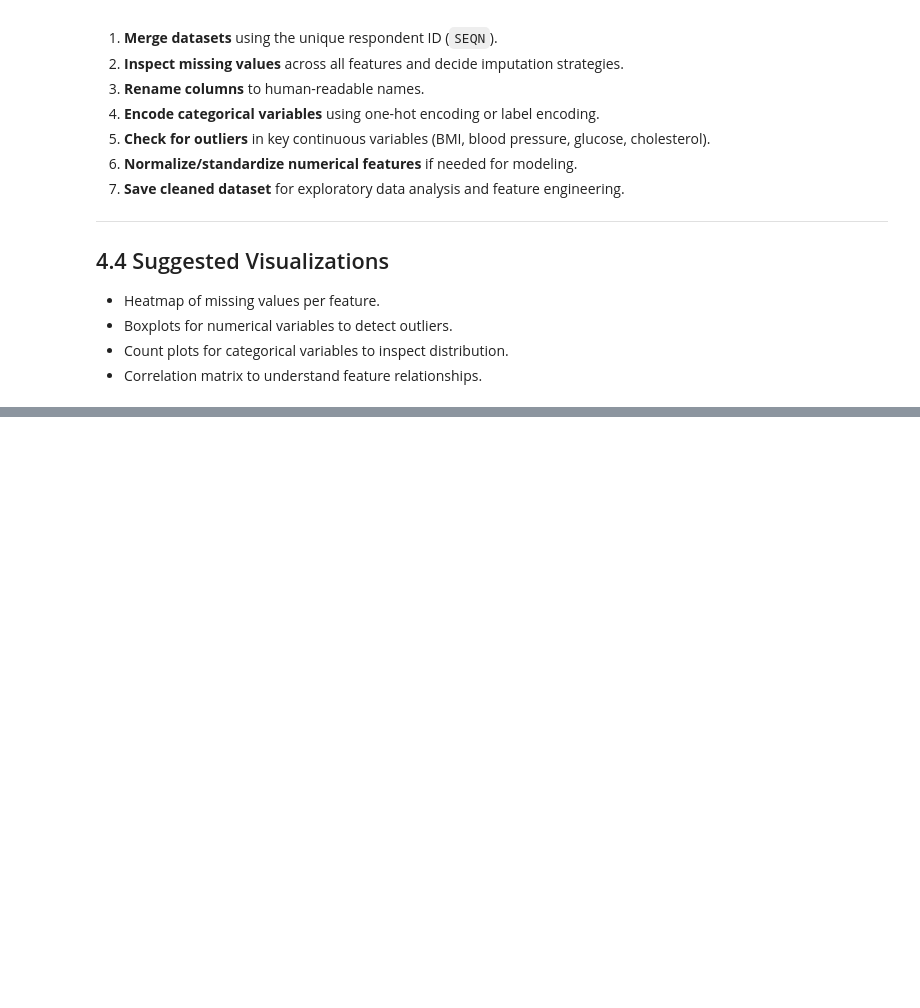
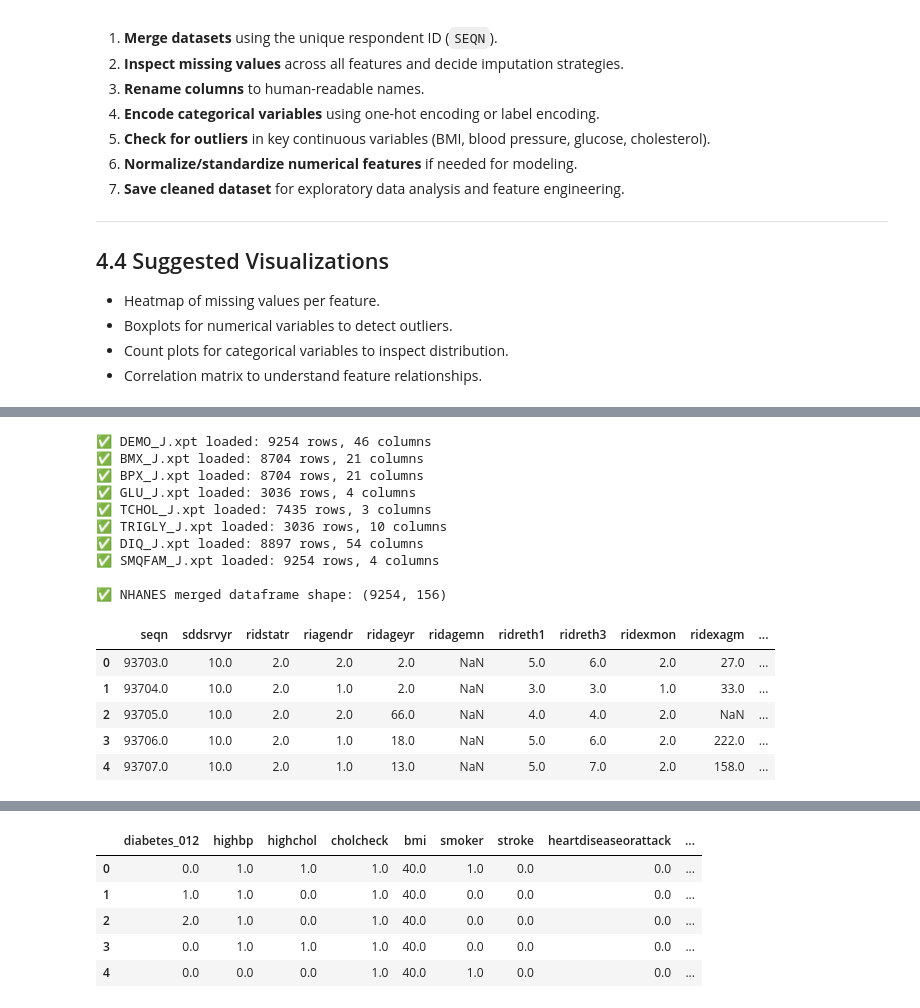
Before and after one commit to OndiekiFrank/type2-diabetes-early-detection-ai-agent, a Jupyter notebook: Notebooks/type2_diabetes_ai_agent.ipynb, the cells around one changed output, grey strips where cells are left out. Drawn from its saved outputs; the diff is of its cells as text; code cells hidden in the pictures; blank space fills up the shorter version.

```diff
--- a/Notebooks/type2_diabetes_ai_agent.ipynb
+++ b/Notebooks/type2_diabetes_ai_agent.ipynb
@@ -382,0 +385,74 @@ for file_name in external_files:
+# %%
+# 4.6 Merge NHANES & External Datasets with Column Renaming
+
+import pandas as pd
+import os
+from functools import reduce
+
+data_dir = "../Data"
+
+# --- NHANES datasets ---
+nhanes_files = {
+    "DEMO": "DEMO_J.xpt",     # Demographics
+    "BMX": "BMX_J.xpt",       # Body Measures
+    "BPX": "BPX_J.xpt",       # Blood Pressure
+    "GLU": "GLU_J.xpt",       # Glucose Lab
+    "TCHOL": "TCHOL_J.xpt",   # Cholesterol Lab
+    "TRIGLY": "TRIGLY_J.xpt", # Triglycerides Lab
+    "DIQ": "DIQ_J.xpt",       # Diabetes Questionnaire
+    "SMQ": "SMQFAM_J.xpt"     # Smoking Questionnaire
+}
+
+nhanes_dfs = []
+for key, file_name in nhanes_files.items():
+    file_path = os.path.join(data_dir, file_name)
+    df = pd.read_sas(file_path)
+    # Rename columns to lowercase & underscores
+    df.columns = [c.lower().replace(" ", "_").replace("-", "_") for c in df.columns]
+    nhanes_dfs.append(df)
+    print(f"✅ {file_name} loaded: {df.shape[0]} rows, {df.shape[1]} columns")
+
+# Merge NHANES datasets on SEQN
+nhanes_df = reduce(lambda left, right: pd.merge(left, right, on="seqn", how="outer"), nhanes_dfs)
+print(f"\n✅ NHANES merged dataframe shape: {nhanes_df.shape}")
+display(nhanes_df.head())
+
+# --- External datasets (CSV) ---
+external_files = [
+    "diabetes_012_health_indicators_BRFSS2015.csv",
+    "diabetes_binary_5050split_health_indicators_BRFSS2015.csv",
+    "diabetes_data_upload.csv",
+    "Diabetes_Final_Data_V2.csv",
+    "diabetes_prediction_dataset.csv"
+]
+
+external_dfs = []
+for file_name in external_files:
+    file_path = os.path.join(data_dir, file_name)
+    df = pd.read_csv(file_path)
+    # Rename columns to lowercase & underscores
+    df.columns = [c.lower().replace(" ", "_").replace("-", "_") for c in df.columns]
+    external_dfs.append(df)
+    print(f"✅ {file_name} loaded: {df.shape[0]} rows, {df.shape[1]} columns")
+
+# Merge external datasets (outer join)
+external_df = reduce(lambda left, right: pd.merge(left, right, how="outer"), external_dfs)
+print(f"\n✅ External merged dataframe shape: {external_df.shape}")
+display(external_df.head())
+# %% [output]
+✅ DEMO_J.xpt loaded: 9254 rows, 46 columns
+✅ BMX_J.xpt loaded: 8704 rows, 21 columns
+✅ BPX_J.xpt loaded: 8704 rows, 21 columns
+✅ GLU_J.xpt loaded: 3036 rows, 4 columns
+✅ TCHOL_J.xpt loaded: 7435 rows, 3 columns
+✅ TRIGLY_J.xpt loaded: 3036 rows, 10 columns
+✅ DIQ_J.xpt loaded: 8897 rows, 54 columns
+✅ SMQFAM_J.xpt loaded: 9254 rows, 4 columns
+
+✅ NHANES merged dataframe shape: (9254, 156)
+|  | seqn | sddsrvyr | ridstatr | riagendr | ridageyr | ridagemn | ridreth1 | ridreth3 | ridexmon | ridexagm | ... |
+| 0 | 93703.0 | 10.0 | 2.0 | 2.0 | 2.0 | NaN | 5.0 | 6.0 | 2.0 | 27.0 | ... |
+| 1 | 93704.0 | 10.0 | 2.0 | 1.0 | 2.0 | NaN | 3.0 | 3.0 | 1.0 | 33.0 | ... |
+| 2 | 93705.0 | 10.0 | 2.0 | 2.0 | 66.0 | NaN | 4.0 | 4.0 | 2.0 | NaN | ... |
+| 3 | 93706.0 | 10.0 | 2.0 | 1.0 | 18.0 | NaN | 5.0 | 6.0 | 2.0 | 222.0 | ... |
+| 4 | 93707.0 | 10.0 | 2.0 | 1.0 | 13.0 | NaN | 5.0 | 7.0 | 2.0 | 158.0 | ... |
@@ -382,0 +466,6 @@ for file_name in external_files:
+|  | diabetes_012 | highbp | highchol | cholcheck | bmi | smoker | stroke | heartdiseaseorattack | ... |
+| 0 | 0.0 | 1.0 | 1.0 | 1.0 | 40.0 | 1.0 | 0.0 | 0.0 | ... |
+| 1 | 1.0 | 1.0 | 0.0 | 1.0 | 40.0 | 0.0 | 0.0 | 0.0 | ... |
+| 2 | 2.0 | 1.0 | 0.0 | 1.0 | 40.0 | 0.0 | 0.0 | 0.0 | ... |
+| 3 | 0.0 | 1.0 | 1.0 | 1.0 | 40.0 | 0.0 | 0.0 | 0.0 | ... |
+| 4 | 0.0 | 0.0 | 0.0 | 1.0 | 40.0 | 1.0 | 0.0 | 0.0 | ... |
```
Also changed, not shown: parts of 5 cells of this notebook.
